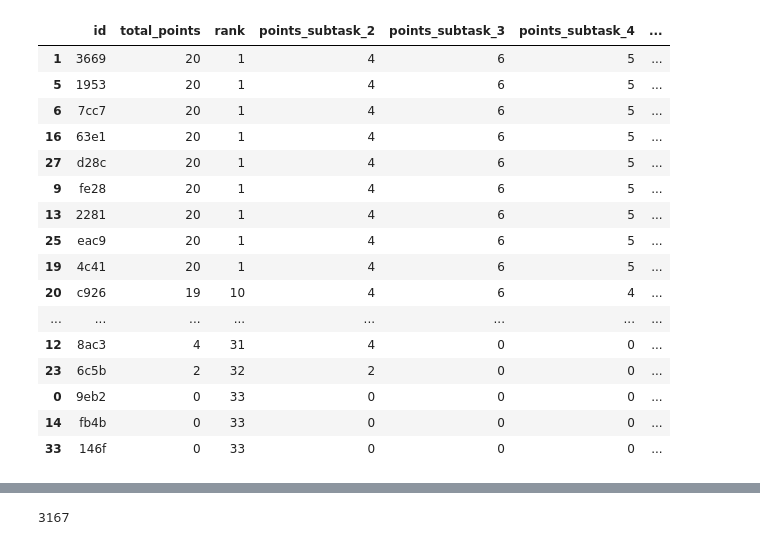
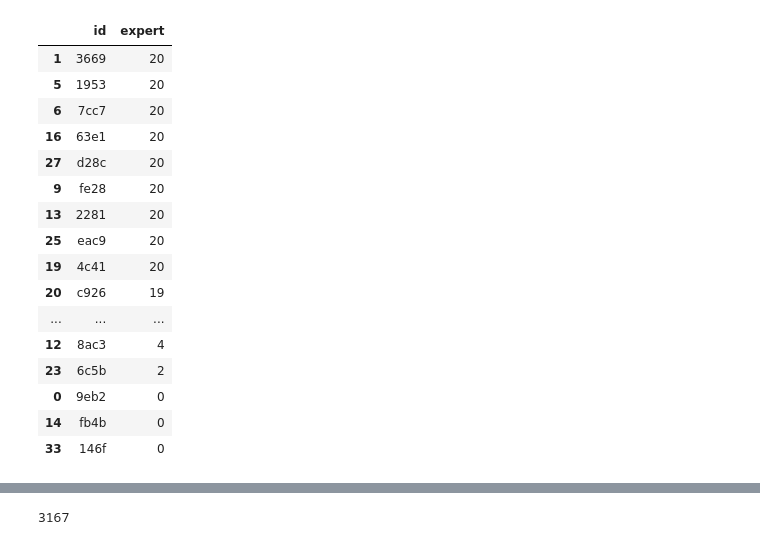
Before and after one commit to cortex359/matse-aachen.seminararbeit, a Jupyter notebook: log_analysis.ipynb, the cells around one changed output, grey strips where cells are left out. Saved outputs shown, nothing was run; the diff lists cells and outputs as text; code cells hidden in the pictures.

```diff
--- a/log_analysis.ipynb
+++ b/log_analysis.ipynb
@@ -4,3 +6,4 @@ import re
 # %%
 expert_ranking = pd.read_csv('data/shared-dataset-v2/corona_warn_app_analyse_points.csv')
-expert_ranking.loc[:, ['id', 'total_points']]
+rankings = expert_ranking.loc[:, ['id', 'total_points']]
+rankings.rename(columns={'total_points': 'expert'}, inplace=True)
@@ -25,20 +10,20 @@ expert_ranking.loc[:, ['id', 'total_points']]
 # %%
-expert_ranking.sort_values(by='total_points', ascending=False)
+rankings.sort_values(by='expert', ascending=False)
 # %% [output]
-|  | id | total_points | rank | points_subtask_2 | points_subtask_3 | points_subtask_4 | ... |
-| 1 | 3669 | 20 | 1 | 4 | 6 | 5 | ... |
-| 5 | 1953 | 20 | 1 | 4 | 6 | 5 | ... |
-| 6 | 7cc7 | 20 | 1 | 4 | 6 | 5 | ... |
-| 16 | 63e1 | 20 | 1 | 4 | 6 | 5 | ... |
-| 27 | d28c | 20 | 1 | 4 | 6 | 5 | ... |
-| 9 | fe28 | 20 | 1 | 4 | 6 | 5 | ... |
-| 13 | 2281 | 20 | 1 | 4 | 6 | 5 | ... |
-| 25 | eac9 | 20 | 1 | 4 | 6 | 5 | ... |
-| 19 | 4c41 | 20 | 1 | 4 | 6 | 5 | ... |
-| 20 | c926 | 19 | 10 | 4 | 6 | 4 | ... |
-| ... | ... | ... | ... | ... | ... | ... | ... |
-| 12 | 8ac3 | 4 | 31 | 4 | 0 | 0 | ... |
-| 23 | 6c5b | 2 | 32 | 2 | 0 | 0 | ... |
-| 0 | 9eb2 | 0 | 33 | 0 | 0 | 0 | ... |
-| 14 | fb4b | 0 | 33 | 0 | 0 | 0 | ... |
-| 33 | 146f | 0 | 33 | 0 | 0 | 0 | ... |
+|  | id | expert |
+| 1 | 3669 | 20 |
+| 5 | 1953 | 20 |
+| 6 | 7cc7 | 20 |
+| 16 | 63e1 | 20 |
+| 27 | d28c | 20 |
+| 9 | fe28 | 20 |
+| 13 | 2281 | 20 |
+| 25 | eac9 | 20 |
+| 19 | 4c41 | 20 |
+| 20 | c926 | 19 |
+| ... | ... | ... |
+| 12 | 8ac3 | 4 |
+| 23 | 6c5b | 2 |
+| 0 | 9eb2 | 0 |
+| 14 | fb4b | 0 |
+| 33 | 146f | 0 |
```
Also changed, not shown: parts of 8 cells of this notebook.
